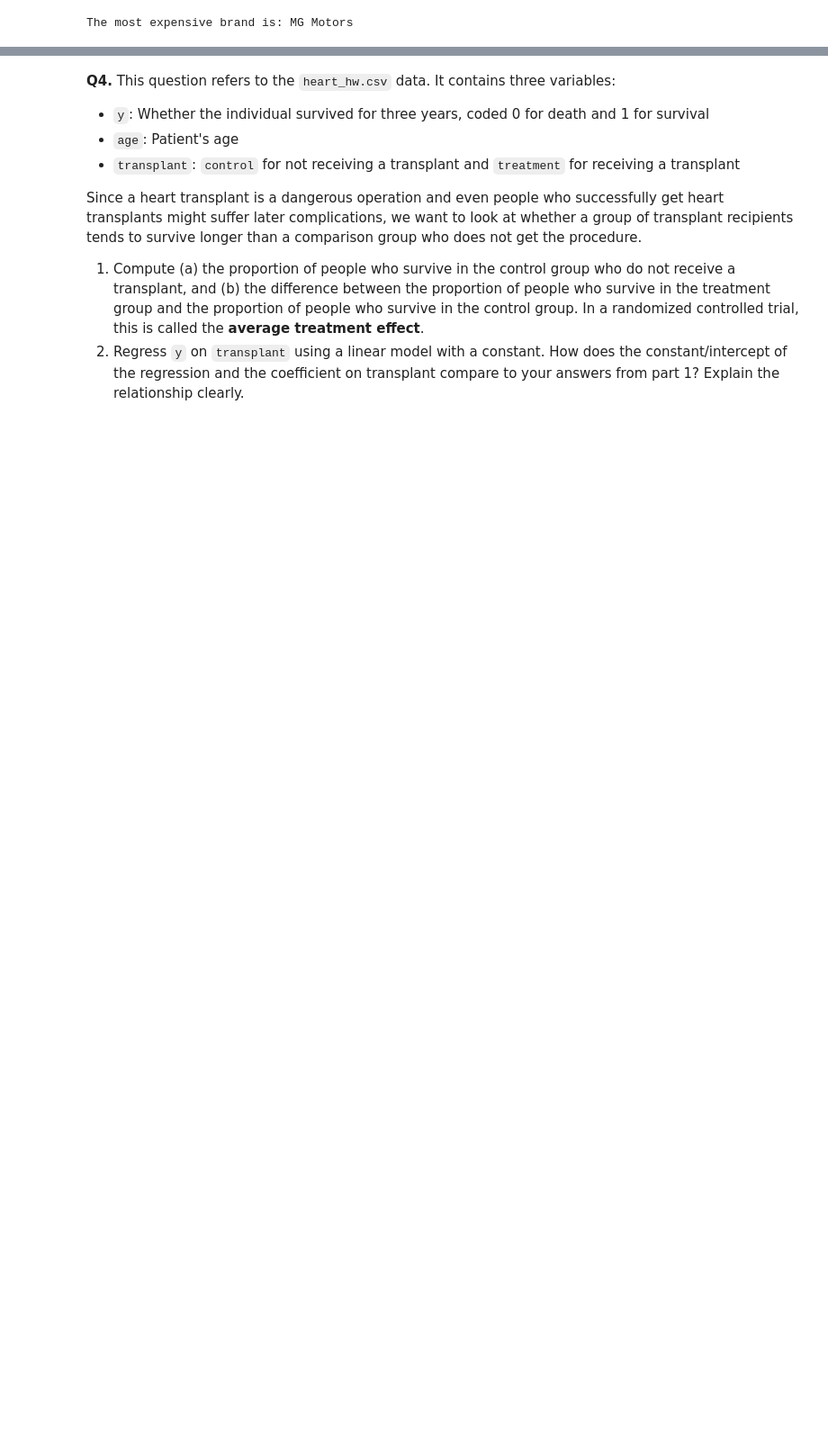
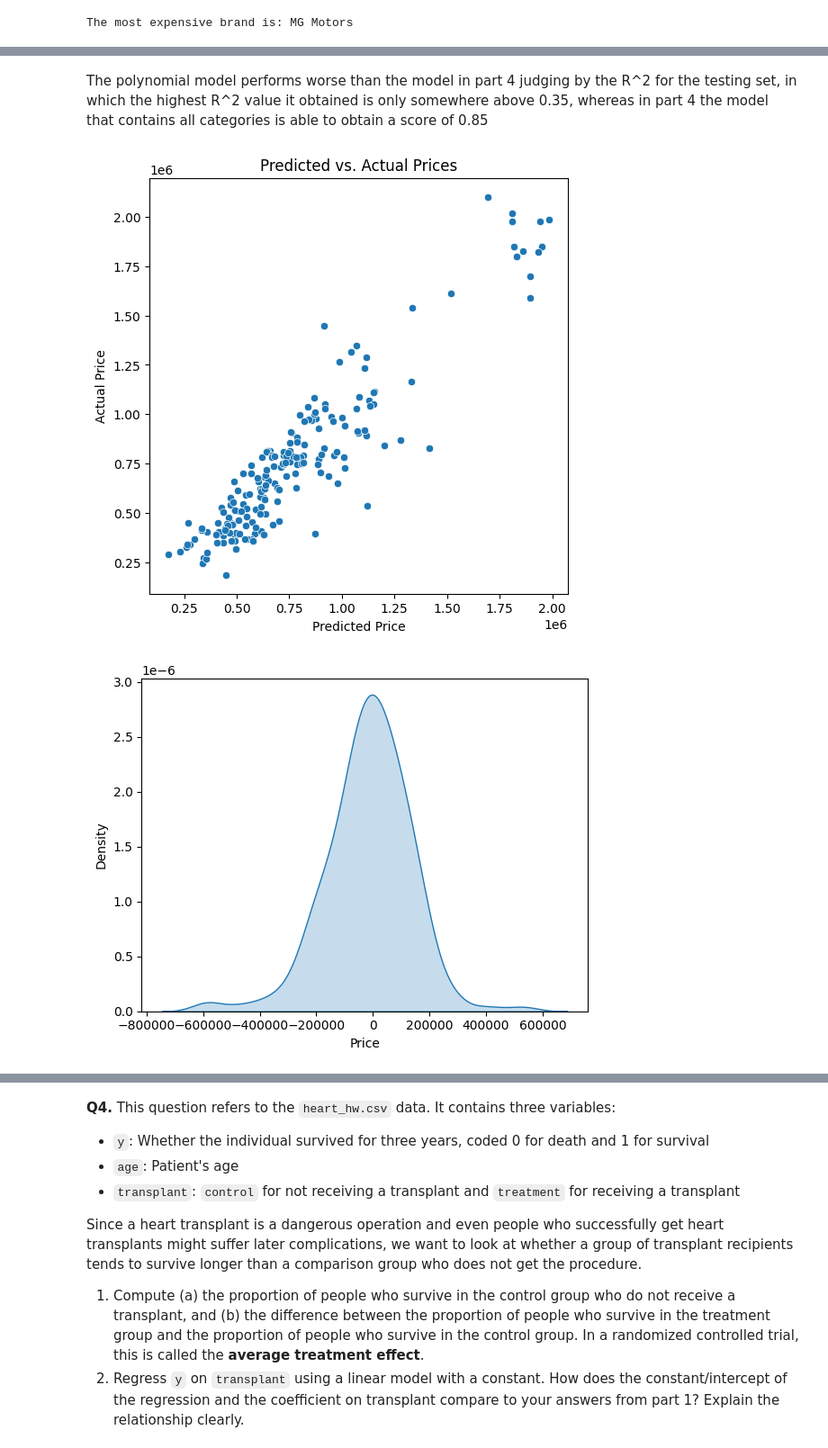
Before and after one commit to JuneWayne/DS3021-Linear-Models, a Jupyter notebook: assignment/EthanCao_Linear_Models.ipynb, the cells around one changed output, grey strips where cells are left out. Shown: that part at 90% size. Drawn from its saved outputs; the diff is of its cells as text; code cells hidden in the pictures; blank space fills up the shorter version.

```diff
--- a/assignment/EthanCao_Linear_Models.ipynb
+++ b/assignment/EthanCao_Linear_Models.ipynb
@@ -398,0 +445,23 @@ for degree in [1, 2, 3, 4, 5]:
+# %% [markdown]
+The polynomial model performs worse than the model in part 4 judging by the R^2 for the testing set, in which the highest R^2 value it obtained is only somewhere above 0.35, whereas in part 4 the model that contains all categories is able to obtain a score of 0.85
+# %%
+# 6. For your best model so far, determine the predicted values for the test data and plot them against the true values.
+# Do the predicted values and true values roughly line up along the diagonal, or not?
+# Compute the residuals/errors for the test data and create a kernel density plot.
+# Do the residuals look roughly bell-shaped around zero? Evaluate the strengths and weaknesses of your model.
+
+
+plt.figure(figsize=(6, 6))  # optional, controls plot size
+
+sns.scatterplot(x=y_com_test_pred, y=y_com_test)
+plt.xlabel("Predicted Price")
+plt.ylabel("Actual Price")
+plt.title("Predicted vs. Actual Prices")
+plt.show()
+
+residuals = y_com_test - y_com_test_pred
+sns.kdeplot(x=residuals, fill=True)
+plt.show()
+# %% [output]
+[figure, added]
+[figure, added]
```
Also changed, not shown: parts of 5 cells of this notebook.
